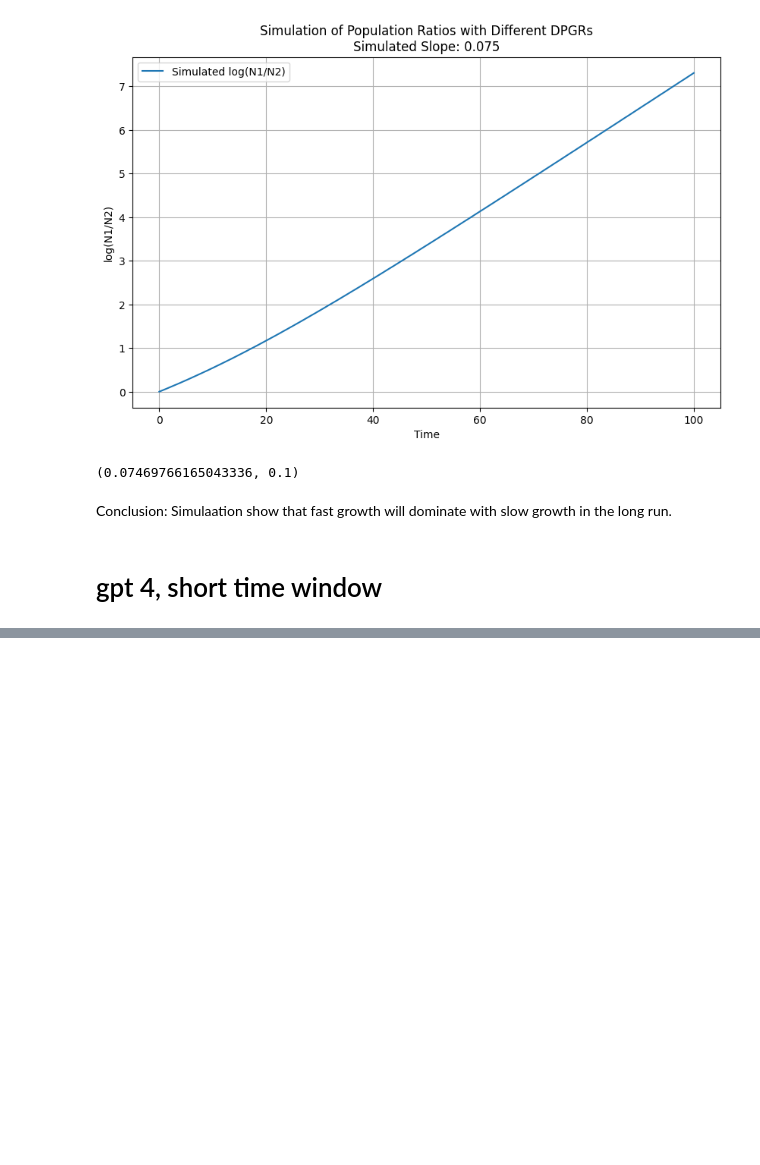
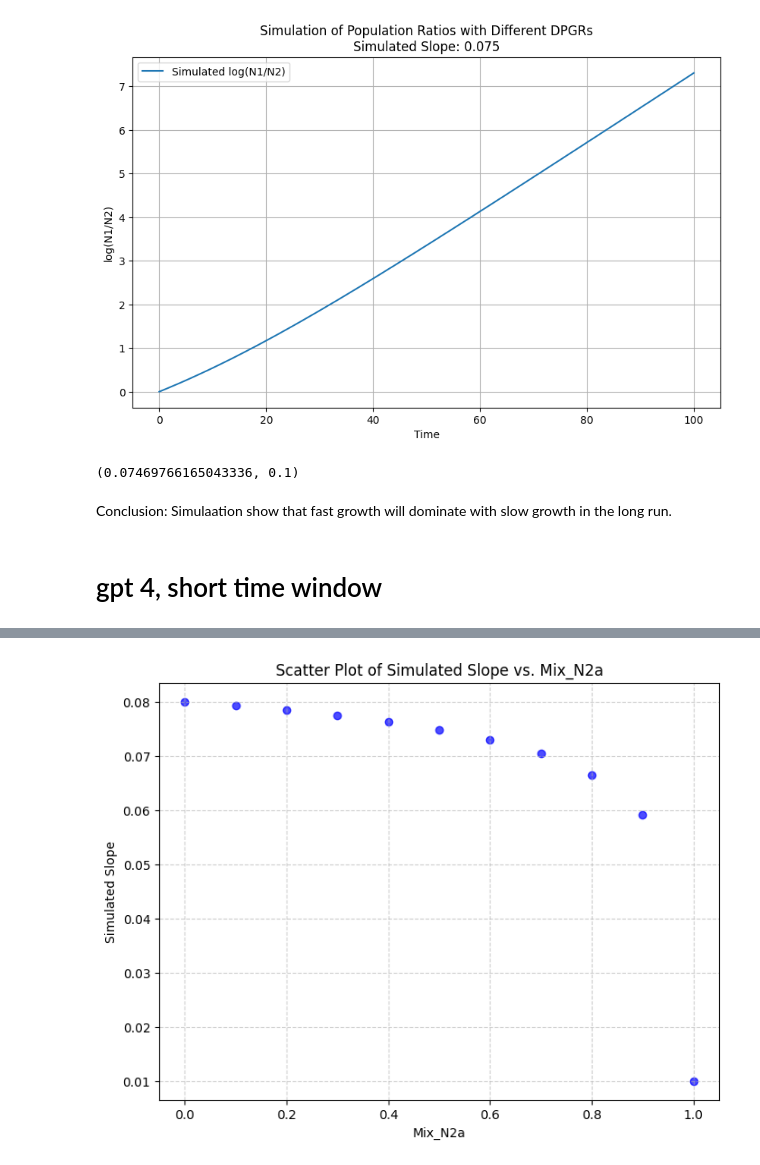
Before and after one commit to hongqin/DPGR_sandbox, a Jupyter notebook: DPGR_mixed_pop.ipynb, the cells around one changed output, grey strips where cells are left out. Drawn from its saved outputs; the diff is of its cells as text; code cells hidden in the pictures; blank space fills up the shorter version.

```diff
--- a/DPGR_mixed_pop.ipynb
+++ b/DPGR_mixed_pop.ipynb
@@ -190,0 +330,17 @@ results_df
+# %%
+# Create a scatter plot of Simulated Slope vs. Mix_N2a
+plt.figure(figsize=(8, 6))
+plt.scatter(results_df["Mix_N2a"], results_df["Simulated Slope"], color='blue', alpha=0.7)
+
+# Add labels and title
+plt.xlabel("Mix_N2a")
+plt.ylabel("Simulated Slope")
+plt.title("Scatter Plot of Simulated Slope vs. Mix_N2a")
+
+# Show grid
+plt.grid(True, linestyle='--', alpha=0.6)
+
+# Show the plot
+plt.show()
+# %% [output]
+[figure, added]
```
Also changed, not shown: parts of 7 cells of this notebook.
